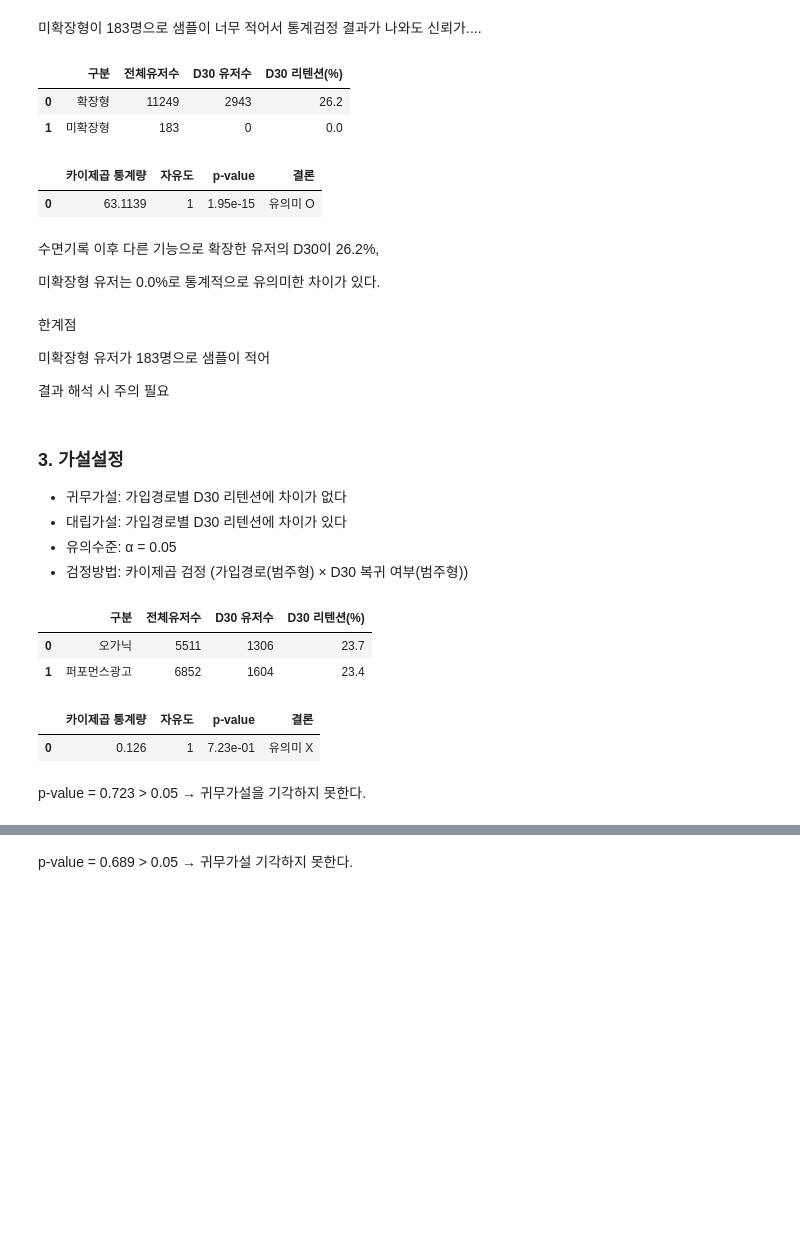
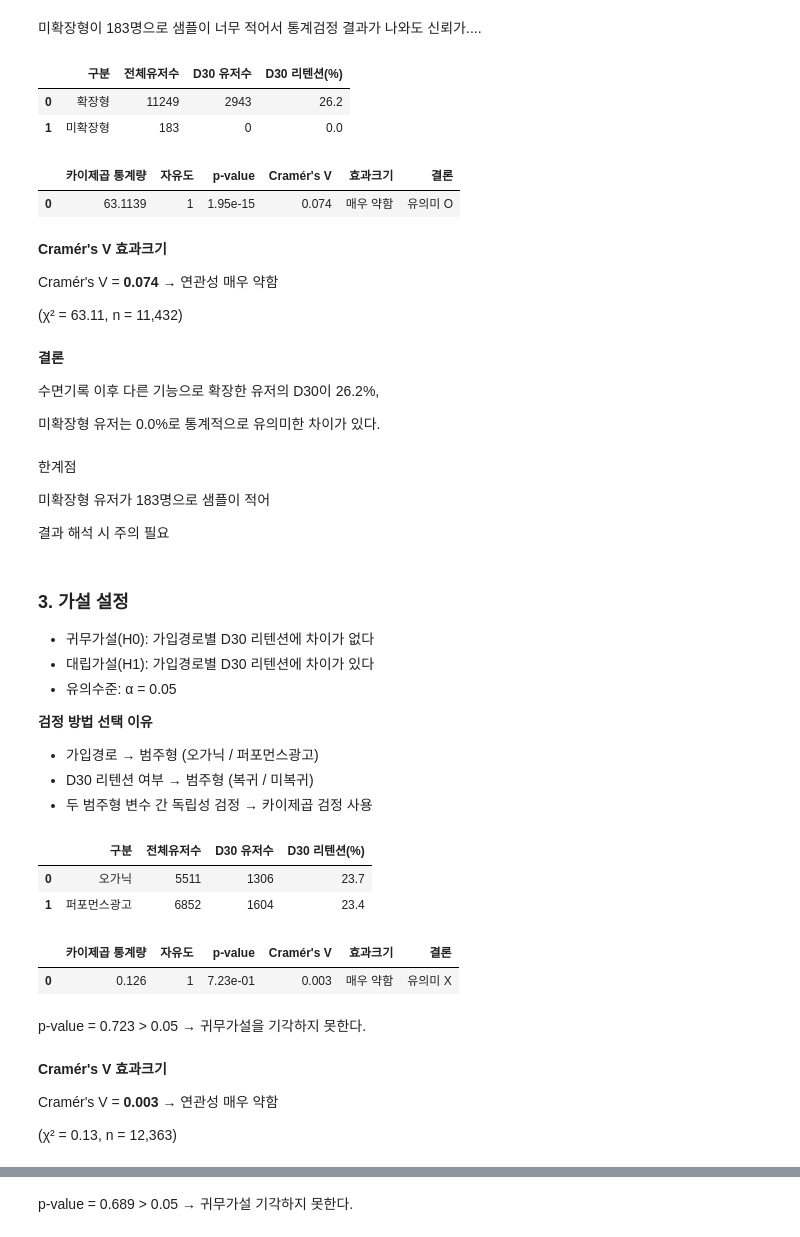
Before and after one commit to leegolem/Anti-Churn-Committee, a Jupyter notebook: notebooks/jiryun/통계.ipynb, the cells around one changed output, grey strips where cells are left out. Saved outputs shown, nothing was run; the diff lists cells and outputs as text; code cells hidden in the pictures; blank space fills up the shorter version.

```diff
--- a/notebooks/jiryun/통계.ipynb
+++ b/notebooks/jiryun/통계.ipynb
@@ -11,3 +11,26 @@ plt.rcParams["axes.unicode_minus"] = False
 
 user = pd.read_csv('../../data/processed/01_user_profile_preprocessed_v2.csv', encoding='utf-8-sig')
 event = pd.read_csv('../../data/processed/02_event_log_preprocessed_v2.csv', encoding='utf-8-sig')
+
+def cramers_v(chi2_stat, n, k=2):
+    """Cramér's V 효과크기. k = min(행, 열) — 2열 검정은 기본값 사용."""
+    v = round(np.sqrt(chi2_stat / (n * (k - 1))), 3)
+    if v < 0.10:
+        level = '매우 약함'
+    elif v < 0.20:
+        level = '약함'
+    elif v < 0.40:
+        level = '보통'
+    else:
+        level = '강함'
+    return v, level
+
+def get_d30_retention(user_ids, app_launch_df, user_df):
+    total = len(user_ids)
+    d30_users = app_launch_df[
+        (app_launch_df['user_id'].isin(user_ids)) &
+        (app_launch_df['days_since_signup'] == 30)
+    ]['user_id'].nunique()
+    return total, d30_users, round(d30_users / total * 100, 1)
+
+print("함수 로드 완료!")
@@ -220,33 +282,44 @@ print(f"미확장형 유저: {len(not_expanded_users):,}명")
 # %%
 t1, d1, r1 = get_d30_retention(expanded_users, app_launch, user)
 t2, d2, r2 = get_d30_retention(not_expanded_users, app_launch, user)
 
 table = [[d1, t1-d1], [d2, t2-d2]]
 chi2, p, dof, expected = chi2_contingency(table)
+v, v_level = cramers_v(chi2, t1 + t2)
 
 df = pd.DataFrame({
     '구분': ['확장형', '미확장형'],
     '전체유저수': [t1, t2],
     'D30 유저수': [d1, d2],
     'D30 리텐션(%)': [r1, r2],
 })
 
 stat_df = pd.DataFrame({
     '카이제곱 통계량': [round(chi2, 4)],
     '자유도': [dof],
     'p-value': [f'{p:.2e}'],
+    "Cramér's V": [v],
+    '효과크기': [v_level],
     '결론': ['유의미 O' if p < 0.05 else '유의미 X']
 })
 
 display(df)
 display(stat_df)
 # %% [output]
 |  | 구분 | 전체유저수 | D30 유저수 | D30 리텐션(%) |
 | 0 | 확장형 | 11249 | 2943 | 26.2 |
 | 1 | 미확장형 | 183 | 0 | 0.0 |
-|  | 카이제곱 통계량 | 자유도 | p-value | 결론 |
-| 0 | 63.1139 | 1 | 1.95e-15 | 유의미 O |
+|  | 카이제곱 통계량 | 자유도 | p-value | Cramér's V | 효과크기 | 결론 |
+| 0 | 63.1139 | 1 | 1.95e-15 | 0.074 | 매우 약함 | 유의미 O |
+# %% [markdown]
+**Cramér's V 효과크기**
+
+Cramér's V = **0.074** → 연관성 매우 약함
+
+(χ² = 63.11, n = 11,432)
 # %% [markdown]
+**결론**
+
 수면기록 이후 다른 기능으로 확장한 유저의 D30이 26.2%,
 
 미확장형 유저는 0.0%로 통계적으로 유의미한 차이가 있다.
@@ -257,11 +330,15 @@ display(stat_df)
 
 결과 해석 시 주의 필요
 # %% [markdown]
-### 3. 가설설정
-- 귀무가설: 가입경로별 D30 리텐션에 차이가 없다
-- 대립가설: 가입경로별 D30 리텐션에 차이가 있다
+### 3. 가설 설정
+- 귀무가설(H0): 가입경로별 D30 리텐션에 차이가 없다
+- 대립가설(H1): 가입경로별 D30 리텐션에 차이가 있다
 - 유의수준: α = 0.05
-- 검정방법: 카이제곱 검정 (가입경로(범주형) × D30 복귀 여부(범주형))
+
+**검정 방법 선택 이유**
+- 가입경로 → 범주형 (오가닉 / 퍼포먼스광고)
+- D30 리텐션 여부 → 범주형 (복귀 / 미복귀)
+- 두 범주형 변수 간 독립성 검정 → 카이제곱 검정 사용
 # %%
 organic_users = set(user[user['signup_channel'] == '오가닉']['user_id'])
 ad_users = set(user[user['signup_channel'] == '퍼포먼스광고']['user_id'])
@@ -271,6 +348,7 @@ t2, d2, r2 = get_d30_retention(ad_users, app_launch, user)
 
 table = [[d1, t1-d1], [d2, t2-d2]]
 chi2, p, dof, expected = chi2_contingency(table)
+v, v_level = cramers_v(chi2, t1 + t2)
 
 df = pd.DataFrame({
     '구분': ['오가닉', '퍼포먼스광고'],
@@ -283,6 +361,8 @@ stat_df = pd.DataFrame({
     '카이제곱 통계량': [round(chi2, 4)],
     '자유도': [dof],
     'p-value': [f'{p:.2e}'],
+    "Cramér's V": [v],
+    '효과크기': [v_level],
     '결론': ['유의미 O' if p < 0.05 else '유의미 X']
 })
 
@@ -292,8 +372,14 @@ display(stat_df)
 |  | 구분 | 전체유저수 | D30 유저수 | D30 리텐션(%) |
 | 0 | 오가닉 | 5511 | 1306 | 23.7 |
 | 1 | 퍼포먼스광고 | 6852 | 1604 | 23.4 |
-|  | 카이제곱 통계량 | 자유도 | p-value | 결론 |
-| 0 | 0.126 | 1 | 7.23e-01 | 유의미 X |
+|  | 카이제곱 통계량 | 자유도 | p-value | Cramér's V | 효과크기 | 결론 |
+| 0 | 0.126 | 1 | 7.23e-01 | 0.003 | 매우 약함 | 유의미 X |
 # %% [markdown]
 p-value = 0.723 > 0.05 → 귀무가설을 기각하지 못한다.
+# %% [markdown]
+**Cramér's V 효과크기**
+
+Cramér's V = **0.003** → 연관성 매우 약함
+
+(χ² = 0.13, n = 12,363)
 # %% [markdown]
```
Also changed, not shown: parts of 39 cells of this notebook.
